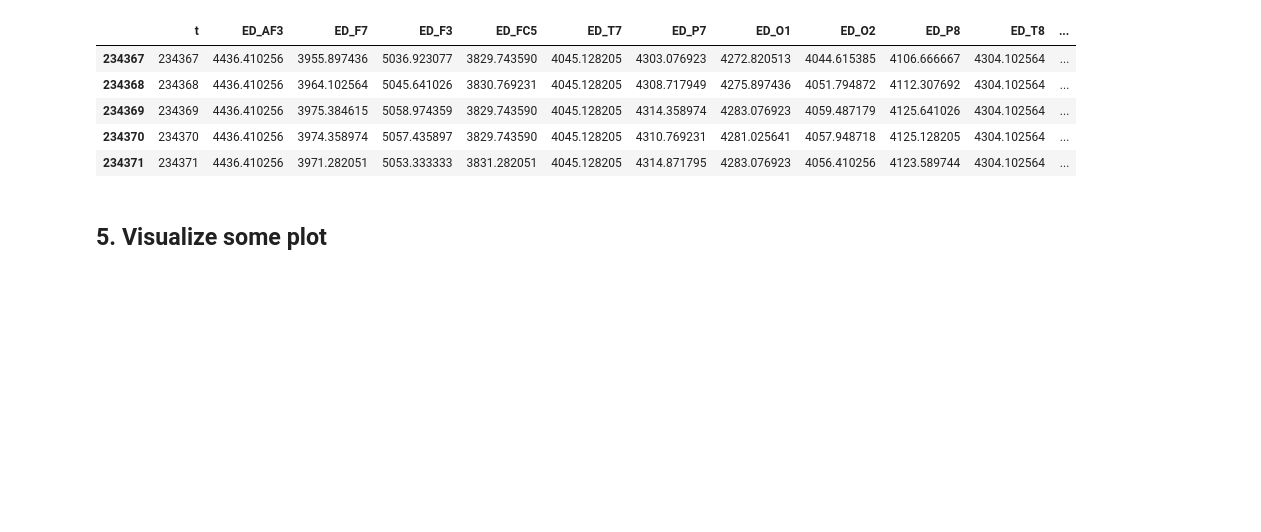
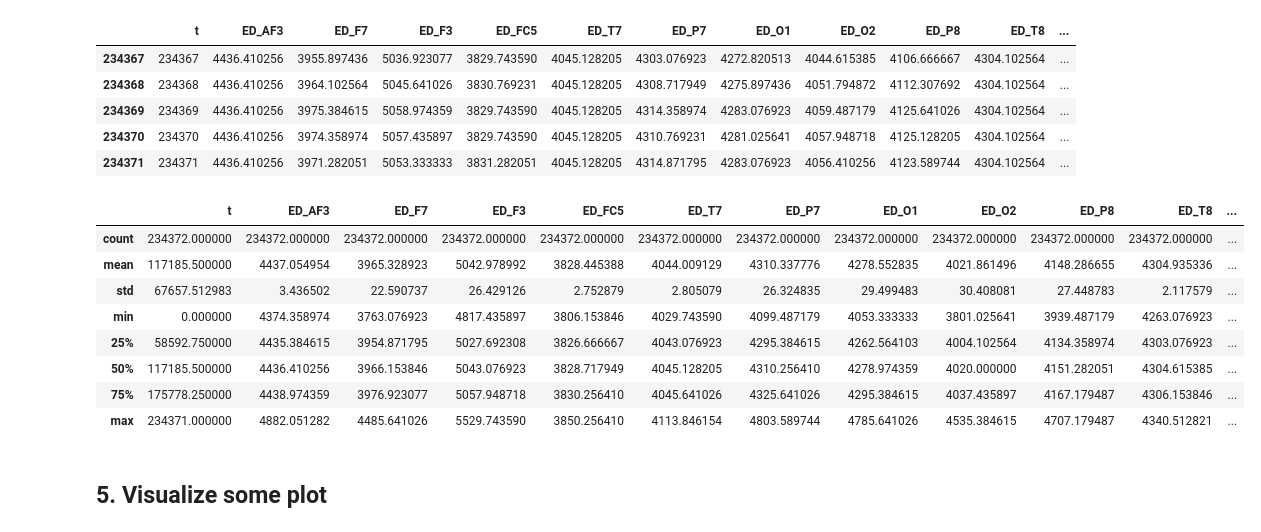
Before and after one commit to letruongzzio/Mental-Attention-States-Classification-Using-EEG-Data, a Jupyter notebook: data_preprocessing.ipynb, the cells around one changed output. Drawn from its saved outputs; the diff is of its cells as text; code cells hidden in the pictures; blank space fills up the shorter version.

```diff
--- a/data_preprocessing.ipynb
+++ b/data_preprocessing.ipynb
@@ -198,6 +209,18 @@ test_df.tail()
 | 234369 | 234369 | 4436.410256 | 3975.384615 | 5058.974359 | 3829.743590 | 4045.128205 | 4314.358974 | 4283.076923 | 4059.487179 | 4125.641026 | 4304.102564 | ... |
 | 234370 | 234370 | 4436.410256 | 3974.358974 | 5057.435897 | 3829.743590 | 4045.128205 | 4310.769231 | 4281.025641 | 4057.948718 | 4125.128205 | 4304.102564 | ... |
 | 234371 | 234371 | 4436.410256 | 3971.282051 | 5053.333333 | 3831.282051 | 4045.128205 | 4314.871795 | 4283.076923 | 4056.410256 | 4123.589744 | 4304.102564 | ... |
+# %%
+test_df.describe()
+# %% [output]
+|  | t | ED_AF3 | ED_F7 | ED_F3 | ED_FC5 | ED_T7 | ED_P7 | ED_O1 | ED_O2 | ED_P8 | ED_T8 | ... |
+| count | 234372.000000 | 234372.000000 | 234372.000000 | 234372.000000 | 234372.000000 | 234372.000000 | 234372.000000 | 234372.000000 | 234372.000000 | 234372.000000 | 234372.000000 | ... |
+| mean | 117185.500000 | 4437.054954 | 3965.328923 | 5042.978992 | 3828.445388 | 4044.009129 | 4310.337776 | 4278.552835 | 4021.861496 | 4148.286655 | 4304.935336 | ... |
+| std | 67657.512983 | 3.436502 | 22.590737 | 26.429126 | 2.752879 | 2.805079 | 26.324835 | 29.499483 | 30.408081 | 27.448783 | 2.117579 | ... |
+| min | 0.000000 | 4374.358974 | 3763.076923 | 4817.435897 | 3806.153846 | 4029.743590 | 4099.487179 | 4053.333333 | 3801.025641 | 3939.487179 | 4263.076923 | ... |
+| 25% | 58592.750000 | 4435.384615 | 3954.871795 | 5027.692308 | 3826.666667 | 4043.076923 | 4295.384615 | 4262.564103 | 4004.102564 | 4134.358974 | 4303.076923 | ... |
+| 50% | 117185.500000 | 4436.410256 | 3966.153846 | 5043.076923 | 3828.717949 | 4045.128205 | 4310.256410 | 4278.974359 | 4020.000000 | 4151.282051 | 4304.615385 | ... |
+| 75% | 175778.250000 | 4438.974359 | 3976.923077 | 5057.948718 | 3830.256410 | 4045.641026 | 4325.641026 | 4295.384615 | 4037.435897 | 4167.179487 | 4306.153846 | ... |
+| max | 234371.000000 | 4882.051282 | 4485.641026 | 5529.743590 | 3850.256410 | 4113.846154 | 4803.589744 | 4785.641026 | 4535.384615 | 4707.179487 | 4340.512821 | ... |
 # %% [markdown]
 ## 5. Visualize some plot
 # %%
```
Also changed, not shown: parts of 3 cells of this notebook.
